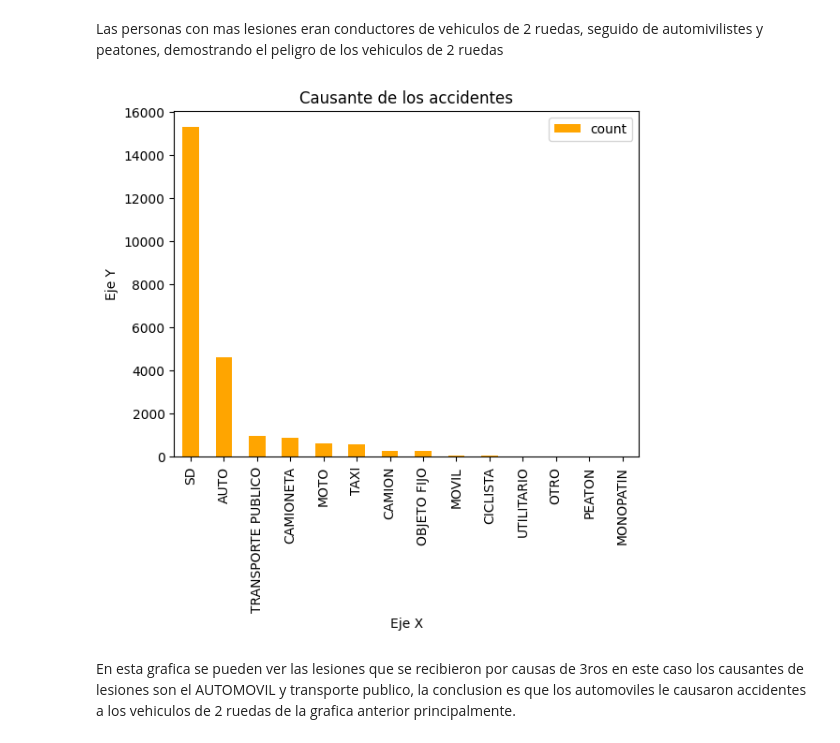
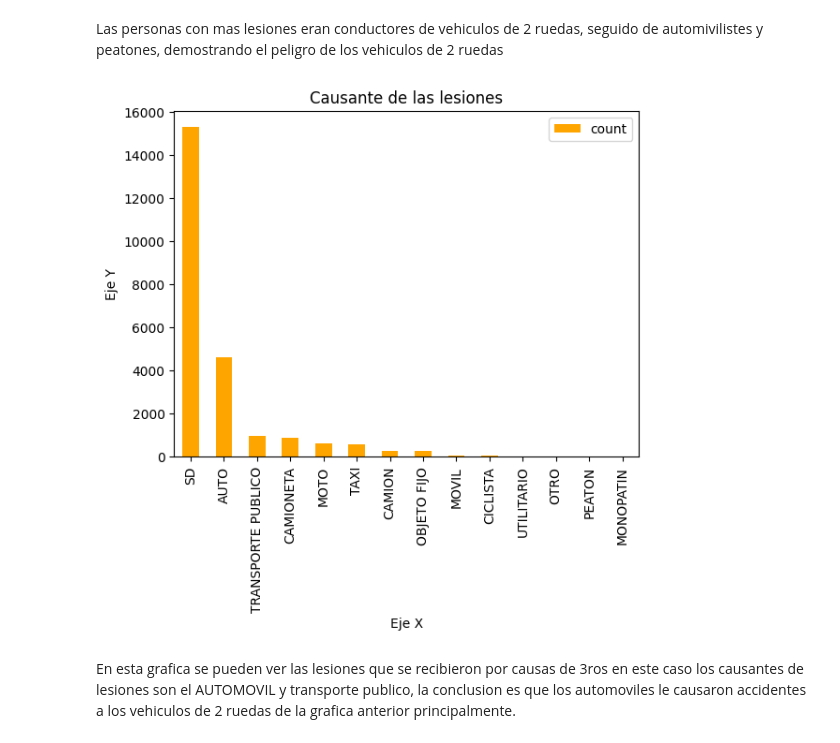
Before and after one commit to 0Notak/PI2-HENRY, a Jupyter notebook: EDA.ipynb, the cells around one changed output. Drawn from its saved outputs; the diff is of its cells as text; code cells hidden in the pictures.

```diff
--- a/EDA.ipynb
+++ b/EDA.ipynb
@@ -110,14 +112,14 @@ acuse = df_hoja1['acusado'].value_counts()
 # %%
 acuse.plot(kind='bar', color='orange')
 plt.xlabel('Eje X')
 plt.ylabel('Eje Y')
-plt.title('Causante de los accidentes')
+plt.title('Causante de las lesiones')
 
 plt.legend()
 
 plt.show()
 # %% [output]
-[figure, old version]
+[figure, new version]
 # %% [markdown]
 En esta grafica se pueden ver las lesiones que se recibieron por causas de 3ros en este caso los causantes de lesiones son el AUTOMOVIL y transporte publico, la conclusion es que los automoviles le causaron accidentes a los vehiculos de 2 ruedas de la grafica anterior principalmente.
 # %%
```
Also changed, not shown: parts of 3 cells of this notebook.
